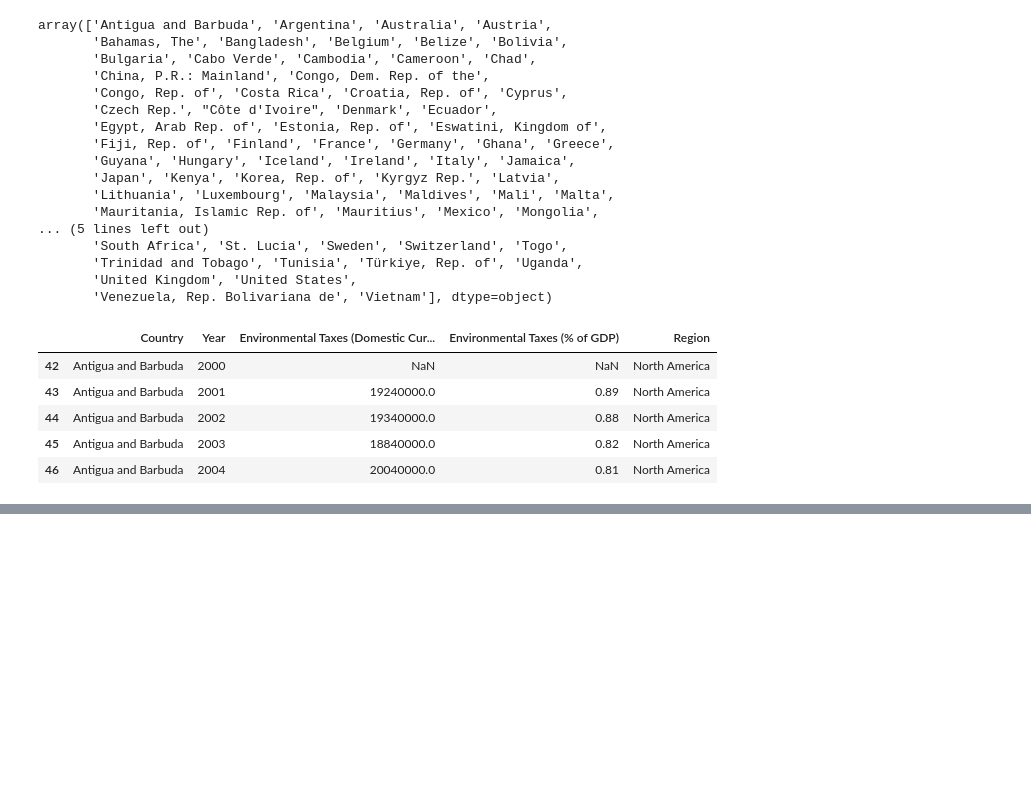
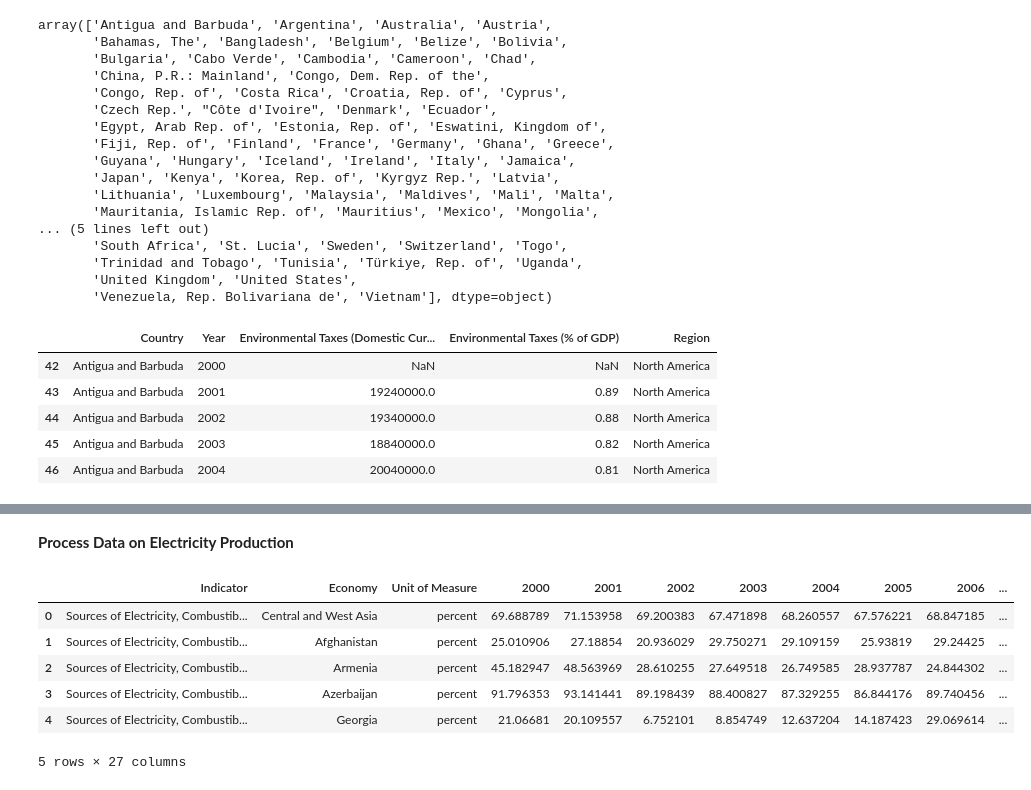
Before and after one commit to giakhang1906/Economic-Capstone, a Jupyter notebook: Data_Processing.ipynb, the cells around one changed output, grey strips where cells are left out. Cells and saved outputs as stored; diff of their text form; code cells hidden in the pictures; blank space fills up the shorter version.

```diff
--- a/Data_Processing.ipynb
+++ b/Data_Processing.ipynb
@@ -235,0 +367,18 @@ df_main.head()
+# %% [markdown]
+**Process Data on Electricity Production**
+# %%
+elec_combust = pd.read_excel("/Users/khangphamgia/Downloads/Sources of Electricity, Combustible Fuels (% of total).xlsx")
+elec_hydro = pd.read_excel("/Users/khangphamgia/Downloads/Sources of Electricity, Hydropower (% of total).xlsx")
+elec_solar = pd.read_excel("/Users/khangphamgia/Downloads/Sources of Electricity, Solar (% of total).xlsx")
+elec_other = pd.read_excel("/Users/khangphamgia/Downloads/Sources of Electricity, Others (% of total).xlsx")
+total_elec_production = pd.read_excel("/Users/khangphamgia/Downloads/Total Electricity Production (kWh billion).xlsx")
+# %%
+elec_combust.head()
+# %% [output]
+|  | Indicator | Economy | Unit of Measure | 2000 | 2001 | 2002 | 2003 | 2004 | 2005 | 2006 | ... |
+| 0 | Sources of Electricity, Combustib... | Central and West Asia | percent | 69.688789 | 71.153958 | 69.200383 | 67.471898 | 68.260557 | 67.576221 | 68.847185 | ... |
+| 1 | Sources of Electricity, Combustib... | Afghanistan | percent | 25.010906 | 27.18854 | 20.936029 | 29.750271 | 29.109159 | 25.93819 | 29.24425 | ... |
+| 2 | Sources of Electricity, Combustib... | Armenia | percent | 45.182947 | 48.563969 | 28.610255 | 27.649518 | 26.749585 | 28.937787 | 24.844302 | ... |
+| 3 | Sources of Electricity, Combustib... | Azerbaijan | percent | 91.796353 | 93.141441 | 89.198439 | 88.400827 | 87.329255 | 86.844176 | 89.740456 | ... |
+| 4 | Sources of Electricity, Combustib... | Georgia | percent | 21.06681 | 20.109557 | 6.752101 | 8.854749 | 12.637204 | 14.187423 | 29.069614 | ... |
+5 rows × 27 columns
```
Also changed, not shown: parts of 16 cells of this notebook.
